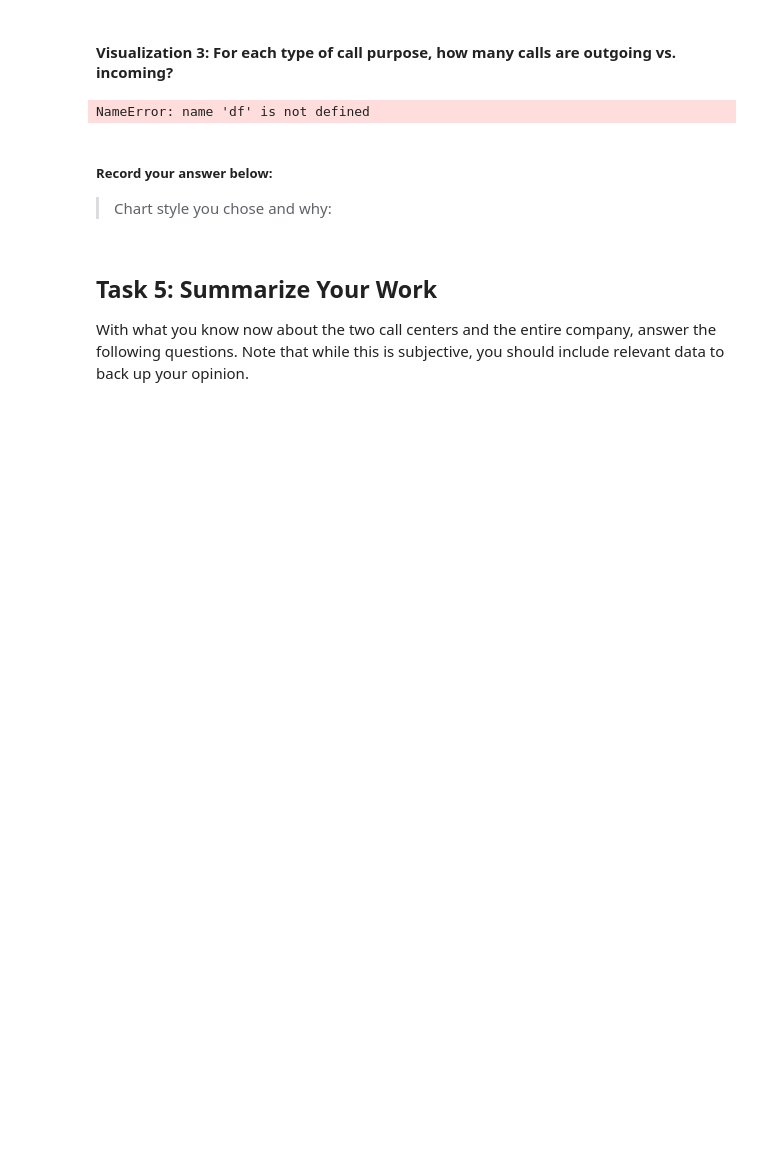
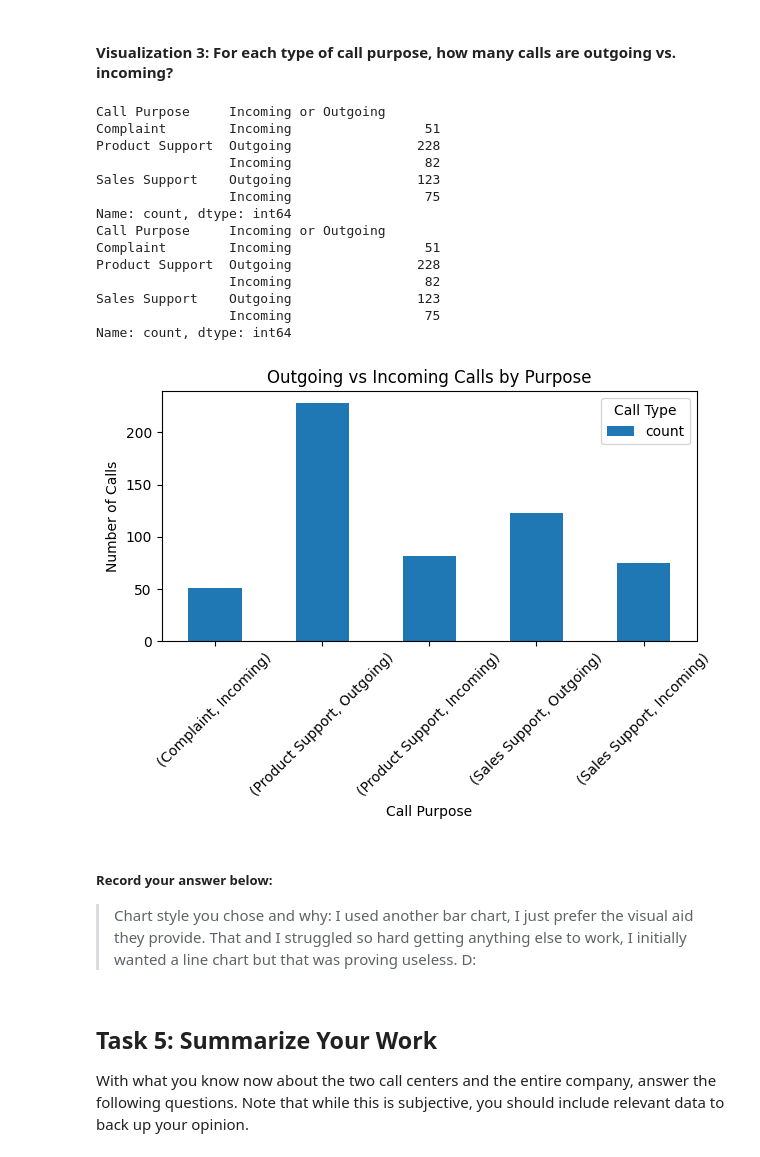
Before and after one commit to cryrobinson/call-center-cleanup-assignment, a Jupyter notebook: Call_Center_Cleanup.ipynb, the cells around one changed output. Saved outputs shown, nothing was run; the diff lists cells and outputs as text; code cells hidden in the pictures; blank space fills up the shorter version.

```diff
--- a/Call_Center_Cleanup.ipynb
+++ b/Call_Center_Cleanup.ipynb
@@ -341,23 +507,54 @@ NameError: name 'north' is not defined
 # %%
 # Create visualization 3 here:
 # The three dictionaries, complaints, sales_support, and product_support, have the information you need
+import pandas as pd
+import matplotlib.pyplot as plt
+
+north_df = pd.read_csv('NorthCallCenter.csv')
+south_df = pd.read_csv('SouthCallCenter.csv')
+df = pd.concat([north_df, south_df], ignore_index=True)
 
 purpose_group = df.groupby("Call Purpose")
+purpose_counts = df.groupby(['Call Purpose', 'Incoming or Outgoing']).size().unstack(fill_value=0) # note-to-self per Stackoverflow: we can apply unstack to pivot by default the right-most (last) index level as columns to generate a DataFrame
 call_purpose = ["Complaint", "Product Support", "Sales Support"]
 purpose_counts = purpose_group["Incoming or Outgoing"].value_counts()
 print(purpose_counts)
 
-complaints = purpose_counts["Complaint"].to_dict()
-sales_support = purpose_counts["Sales Support"].to_dict()
-product_support = purpose_counts["Product Support"].to_dict()
+# complaints = purpose_counts["Complaint"].to_dict() # note-to-self per Stackoverflow: to_dict() method sets the column names as dictionary keys (update: commenting out, didn't end up using this for anything)
+# sales_support = purpose_counts["Sales Support"].to_dict()
+# product_support = purpose_counts["Product Support"].to_dict()
 
 #Your Code Here:
+print(purpose_counts)
+
+purpose_counts.plot(kind='bar', stacked=True)
+plt.title('Outgoing vs Incoming Calls by Purpose')
+plt.xlabel('Call Purpose')
+plt.ylabel('Number of Calls')
+plt.xticks(rotation=45)
+plt.legend(title='Call Type')
+plt.tight_layout()
+plt.show()
 # %% [output]
-NameError: name 'df' is not defined
+Call Purpose     Incoming or Outgoing
+Complaint        Incoming                 51
+Product Support  Outgoing                228
+                 Incoming                 82
+Sales Support    Outgoing                123
+                 Incoming                 75
+Name: count, dtype: int64
+Call Purpose     Incoming or Outgoing
+Complaint        Incoming                 51
+Product Support  Outgoing                228
+                 Incoming                 82
+Sales Support    Outgoing                123
+                 Incoming                 75
+Name: count, dtype: int64
+[figure, added]
 # %% [markdown]
 ##### Record your answer below:
 
-> Chart style you chose and why:
+> Chart style you chose and why: I used another bar chart, I just prefer the visual aid they provide. That and I struggled so hard getting anything else to work, I initially wanted a line chart but that was proving useless. D:
 # %% [markdown]
 ## Task 5: Summarize Your Work
 
```
Also changed, not shown: parts of 16 cells of this notebook.
